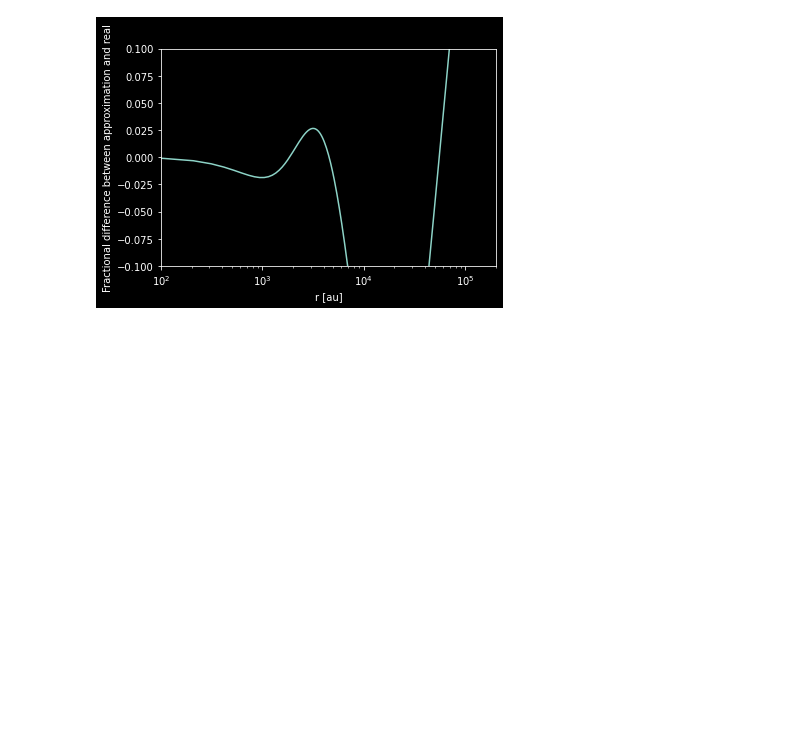
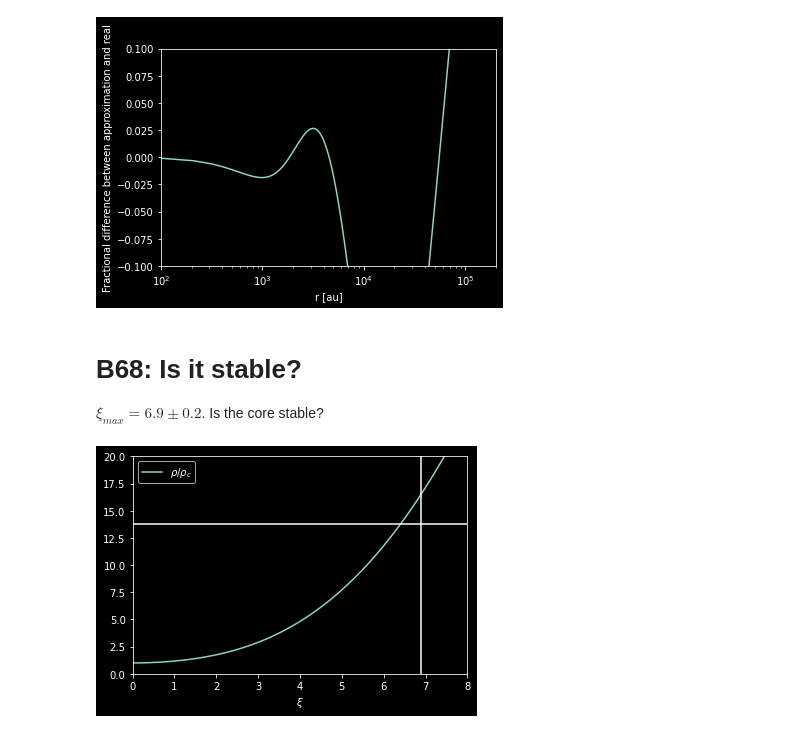
Before and after one commit to keflavich/StarFormationClass, a Jupyter notebook: problems/LaneEmden.ipynb, the cells around one changed output. Saved outputs shown, nothing was run; the diff lists cells and outputs as text; code cells hidden in the pictures; blank space fills up the shorter version.

```diff
--- a/problems/LaneEmden.ipynb
+++ b/problems/LaneEmden.ipynb
@@ -630,3 +630,16 @@ _=pl.xlim(1e2,2e5)
 _=pl.ylim(-0.1,0.1)
 # %% [output]
 [figure]
+# %% [markdown]
+# B68: Is it stable?
+$\xi_{max}=6.9 \pm 0.2$.   Is the core stable?
+# %%
+pl.plot(sol.t, 1/contrast(sol.y[0]), label='$\\rho/\\rho_c$')
+pl.legend(loc='best')
+_=pl.xlabel("$\\xi$")
+_=pl.axvline(6.9)
+_=pl.axhline(maxcontrast)
+_=pl.xlim(0,8)
+_=pl.ylim(0,20)
+# %% [output]
+[figure, added]
```
Also changed, not shown: parts of 12 cells of this notebook, 1 other file.
